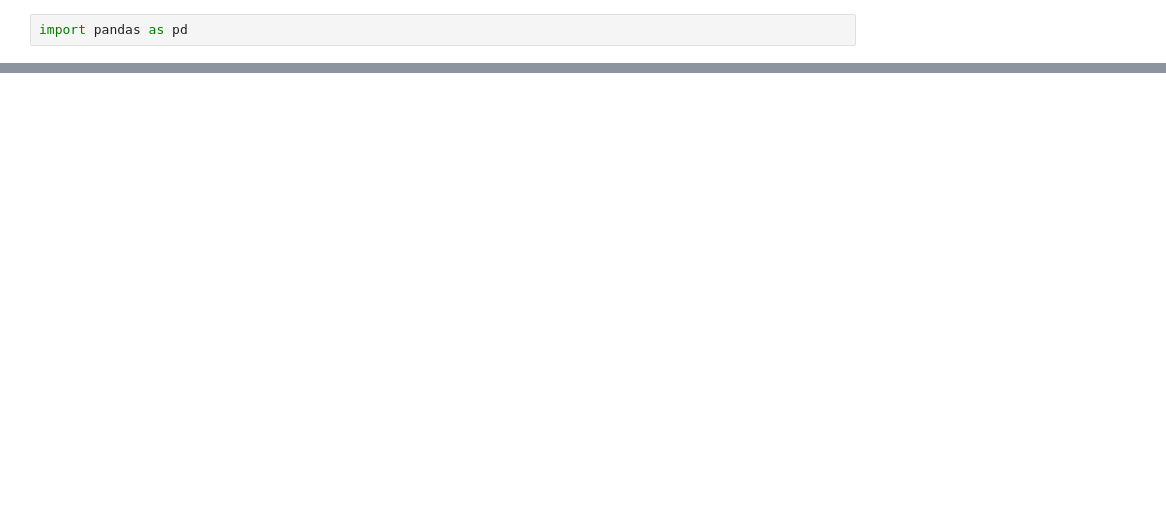
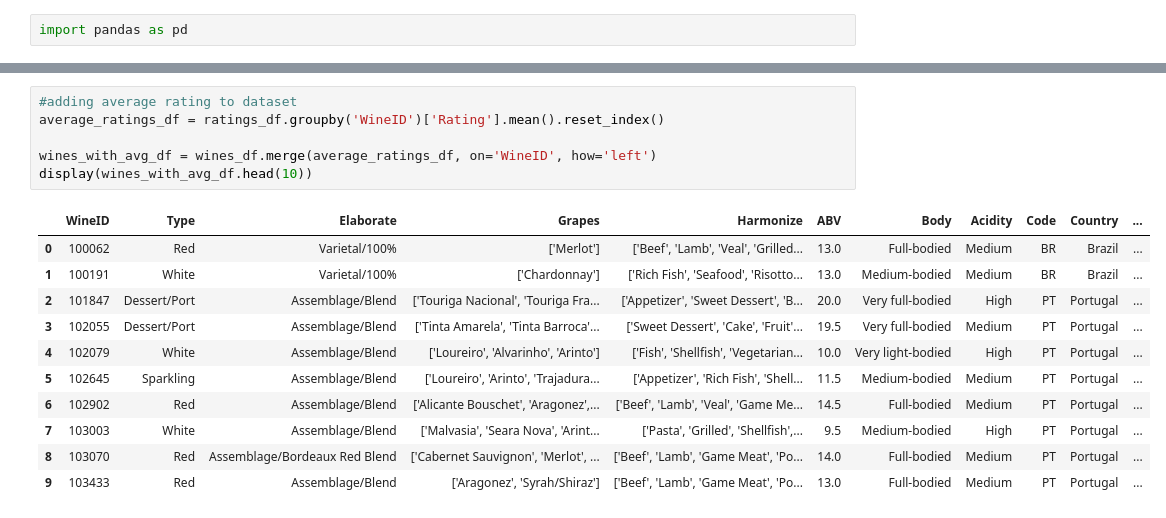
Before and after one commit to irrrrrrrrr/MAISE_RecSys_Group8_Ass, a Jupyter notebook: messingWithDataset.ipynb, the cells around one changed output, grey strips where cells are left out. Saved outputs shown, nothing was run; the diff lists cells and outputs as text; blank space fills up the shorter version.

```diff
--- a/messingWithDataset.ipynb
+++ b/messingWithDataset.ipynb
@@ -118 +117,19 @@ WineID
 Name: Rating, dtype: float64
+# %%
+#adding average rating to dataset
+average_ratings_df = ratings_df.groupby('WineID')['Rating'].mean().reset_index()
+
+wines_with_avg_df = wines_df.merge(average_ratings_df, on='WineID', how='left')
+display(wines_with_avg_df.head(10))
+# %% [output]
+|  | WineID | Type | Elaborate | Grapes | Harmonize | ABV | Body | Acidity | Code | Country | ... |
+| 0 | 100062 | Red | Varietal/100% | ['Merlot'] | ['Beef', 'Lamb', 'Veal', 'Grilled... | 13.0 | Full-bodied | Medium | BR | Brazil | ... |
+| 1 | 100191 | White | Varietal/100% | ['Chardonnay'] | ['Rich Fish', 'Seafood', 'Risotto... | 13.0 | Medium-bodied | Medium | BR | Brazil | ... |
+| 2 | 101847 | Dessert/Port | Assemblage/Blend | ['Touriga Nacional', 'Touriga Fra... | ['Appetizer', 'Sweet Dessert', 'B... | 20.0 | Very full-bodied | High | PT | Portugal | ... |
+| 3 | 102055 | Dessert/Port | Assemblage/Blend | ['Tinta Amarela', 'Tinta Barroca'... | ['Sweet Dessert', 'Cake', 'Fruit'... | 19.5 | Very full-bodied | Medium | PT | Portugal | ... |
+| 4 | 102079 | White | Assemblage/Blend | ['Loureiro', 'Alvarinho', 'Arinto'] | ['Fish', 'Shellfish', 'Vegetarian... | 10.0 | Very light-bodied | High | PT | Portugal | ... |
+| 5 | 102645 | Sparkling | Assemblage/Blend | ['Loureiro', 'Arinto', 'Trajadura... | ['Appetizer', 'Rich Fish', 'Shell... | 11.5 | Medium-bodied | Medium | PT | Portugal | ... |
+| 6 | 102902 | Red | Assemblage/Blend | ['Alicante Bouschet', 'Aragonez',... | ['Beef', 'Lamb', 'Veal', 'Game Me... | 14.5 | Full-bodied | Medium | PT | Portugal | ... |
+| 7 | 103003 | White | Assemblage/Blend | ['Malvasia', 'Seara Nova', 'Arint... | ['Pasta', 'Grilled', 'Shellfish',... | 9.5 | Medium-bodied | High | PT | Portugal | ... |
+| 8 | 103070 | Red | Assemblage/Bordeaux Red Blend | ['Cabernet Sauvignon', 'Merlot', ... | ['Beef', 'Lamb', 'Game Meat', 'Po... | 14.0 | Full-bodied | Medium | PT | Portugal | ... |
+| 9 | 103433 | Red | Assemblage/Blend | ['Aragonez', 'Syrah/Shiraz'] | ['Beef', 'Lamb', 'Game Meat', 'Po... | 13.0 | Full-bodied | Medium | PT | Portugal | ... |
```
Also changed, not shown: parts of 18 cells of this notebook.
